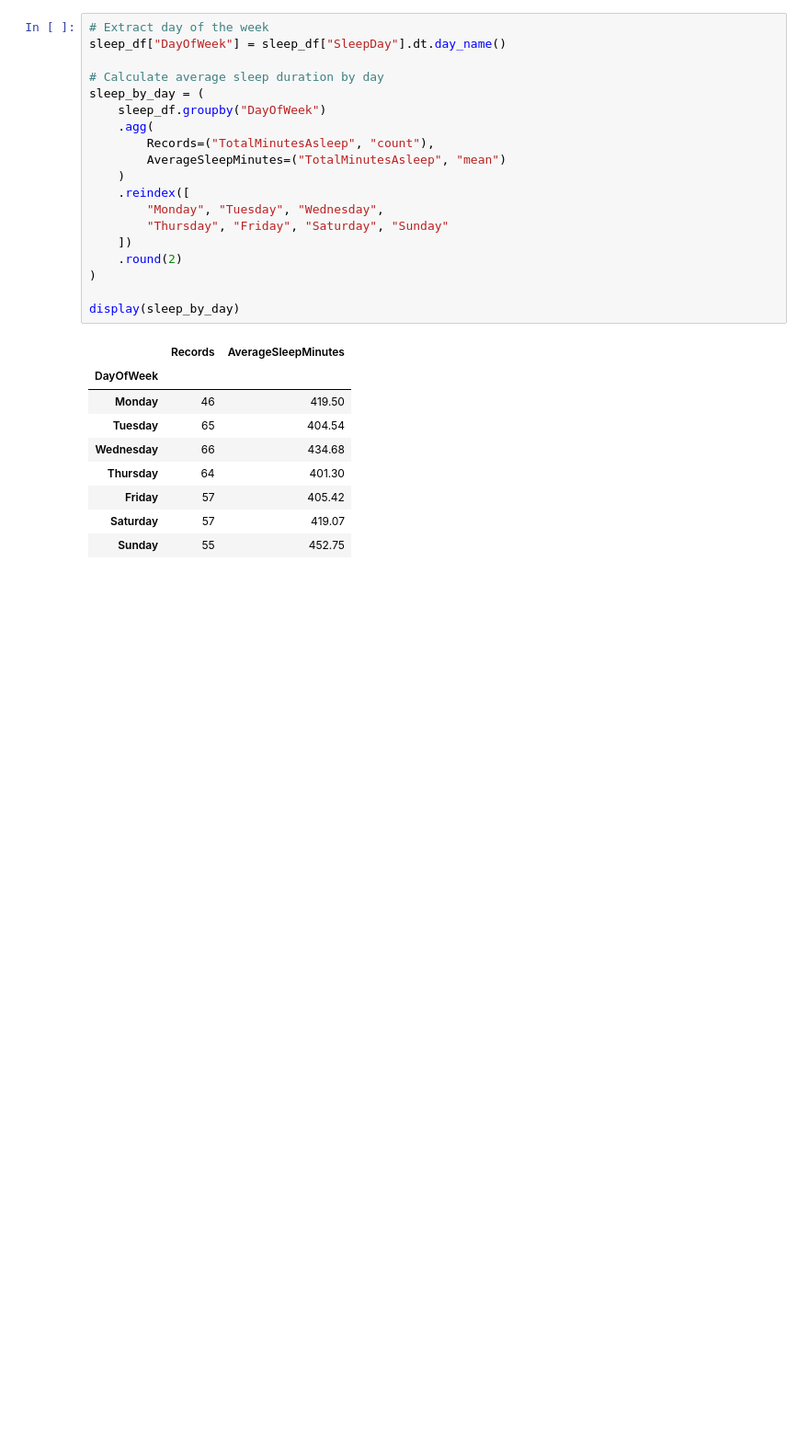
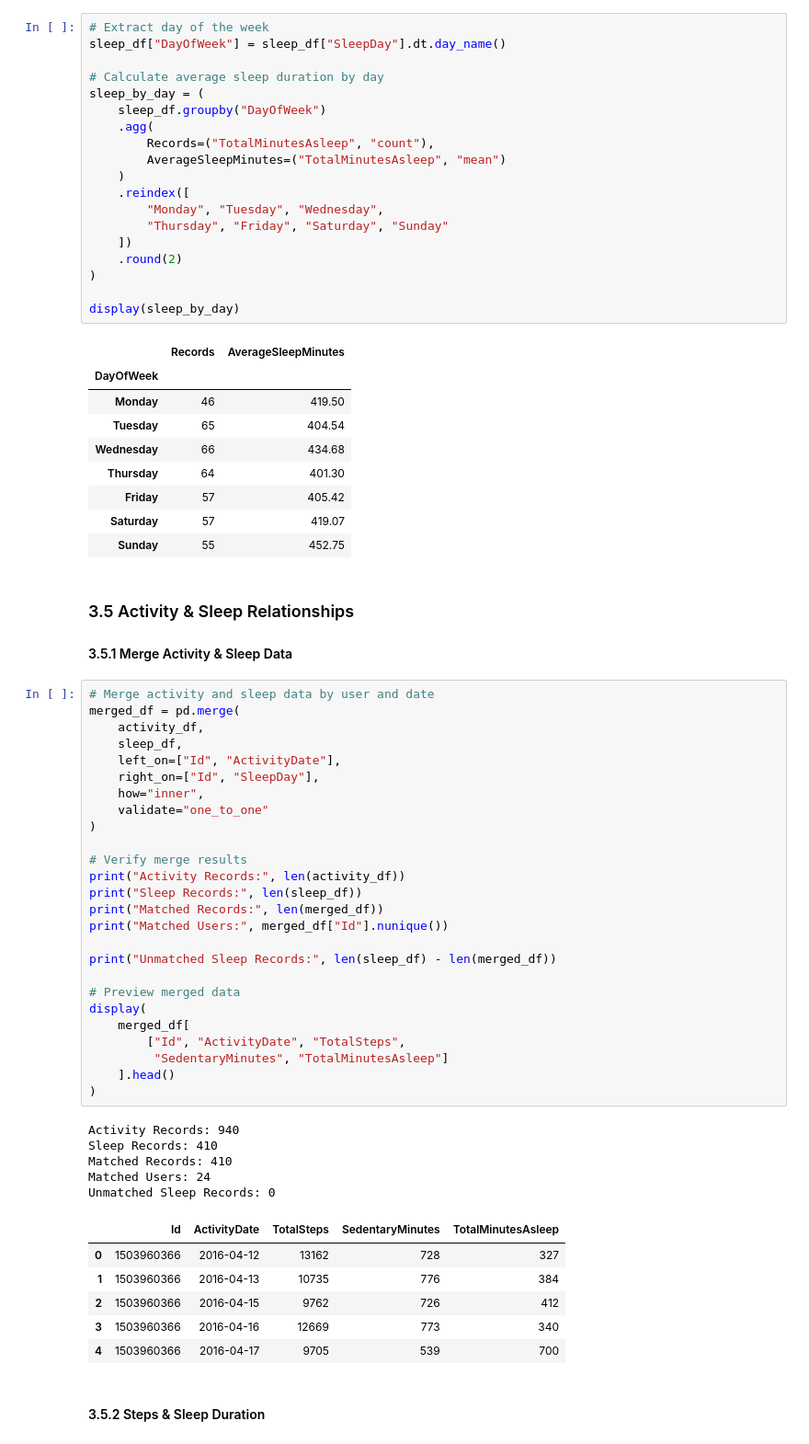
Before and after one commit to Abdallah-9i/bellabeat-data-analysis, a Jupyter notebook: notebooks/03_exploratory_data_analysis.ipynb, the cells around one changed output. Shown at 92% size. Drawn from its saved outputs; the diff is of its cells as text; blank space fills up the shorter version.

Commit message:
feat: analyze activity and sleep relationships

```diff
--- a/notebooks/03_exploratory_data_analysis.ipynb
+++ b/notebooks/03_exploratory_data_analysis.ipynb
@@ -363,3 +363,47 @@ display(sleep_by_day)
 | Friday | 57 | 405.42 |
 | Saturday | 57 | 419.07 |
 | Sunday | 55 | 452.75 |
+# %% [markdown]
+### 3.5 Activity & Sleep Relationships
+
+#### 3.5.1 Merge Activity & Sleep Data
+# %%
+# Merge activity and sleep data by user and date
+merged_df = pd.merge(
+    activity_df,
+    sleep_df,
+    left_on=["Id", "ActivityDate"],
+    right_on=["Id", "SleepDay"],
+    how="inner",
+    validate="one_to_one"
+)
+
+# Verify merge results
+print("Activity Records:", len(activity_df))
+print("Sleep Records:", len(sleep_df))
+print("Matched Records:", len(merged_df))
+print("Matched Users:", merged_df["Id"].nunique())
+
+print("Unmatched Sleep Records:", len(sleep_df) - len(merged_df))
+
+# Preview merged data
+display(
+    merged_df[
+        ["Id", "ActivityDate", "TotalSteps",
+         "SedentaryMinutes", "TotalMinutesAsleep"]
+    ].head()
+)
+# %% [output]
+Activity Records: 940
+Sleep Records: 410
+Matched Records: 410
+Matched Users: 24
+Unmatched Sleep Records: 0
+|  | Id | ActivityDate | TotalSteps | SedentaryMinutes | TotalMinutesAsleep |
+| 0 | 1503960366 | 2016-04-12 | 13162 | 728 | 327 |
+| 1 | 1503960366 | 2016-04-13 | 10735 | 776 | 384 |
+| 2 | 1503960366 | 2016-04-15 | 9762 | 726 | 412 |
+| 3 | 1503960366 | 2016-04-16 | 12669 | 773 | 340 |
+| 4 | 1503960366 | 2016-04-17 | 9705 | 539 | 700 |
+# %% [markdown]
+#### 3.5.2 Steps & Sleep Duration
```
Also changed, not shown: parts of 5 cells of this notebook.
